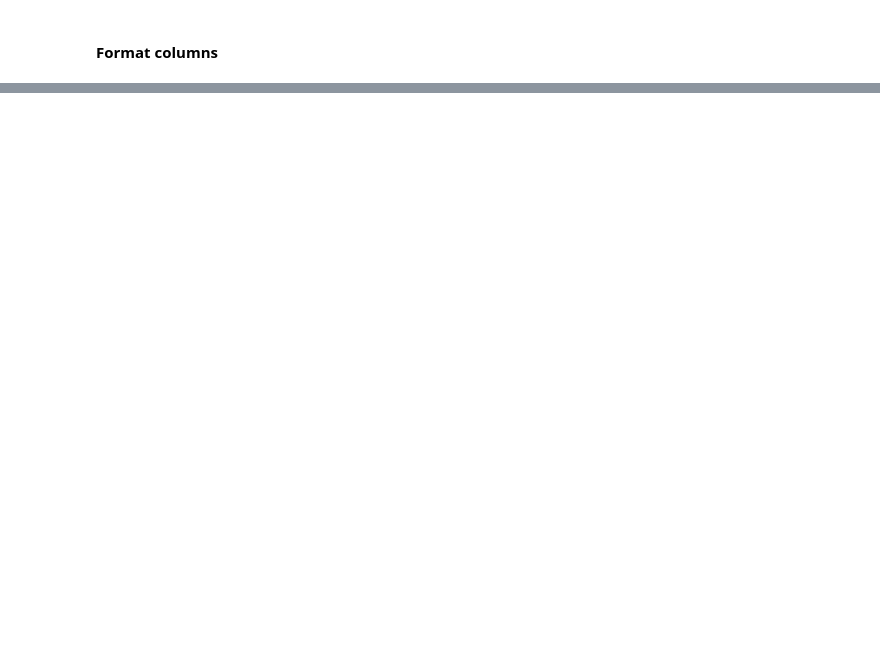
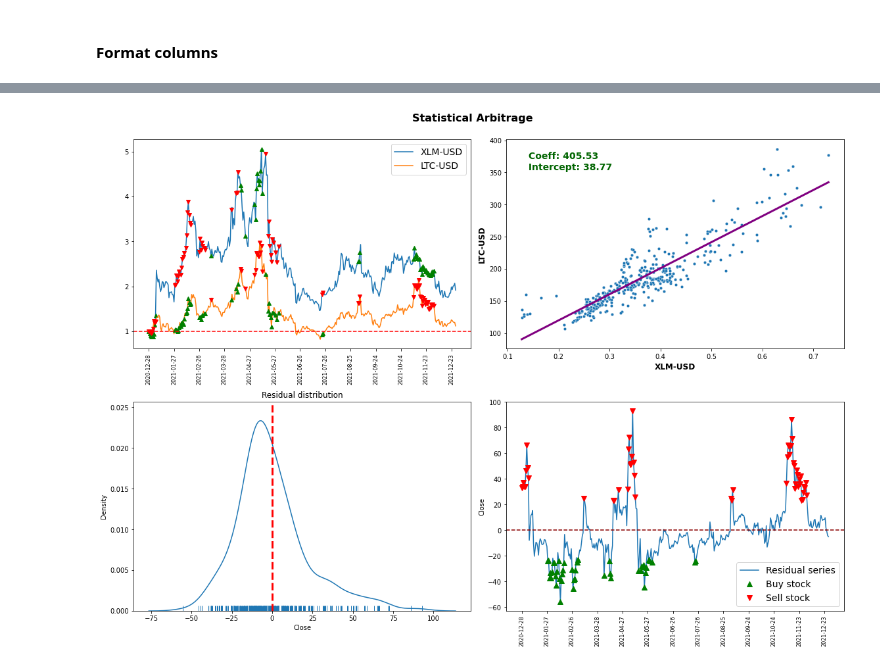
Before and after one commit to tdosreis/statistical-arbitrage, a Jupyter notebook: statistical-arbitrage.ipynb, the cells around one changed output, grey strips where cells are left out. Drawn from its saved outputs; the diff is of its cells as text; code cells hidden in the pictures; blank space fills up the shorter version.

```diff
--- a/statistical-arbitrage.ipynb
+++ b/statistical-arbitrage.ipynb
@@ -109,0 +108,6 @@ No handles with labels found to put in legend.
+# %%
+from statistical_arbitrage import Cointegrate
+a, b = tickers[0], tickers[1]
+x = assets[a]['Close']
+y = assets[b]['Close']
+coint = Cointegrate(x, y)
@@ -109,0 +123,10 @@ No handles with labels found to put in legend.
+# %%
+signals = coint.signals
+y_pred = coint.y_pred
+residuals = coint.residuals
+ub, lb = coint.ub, coint.lb
+
+keys = list(assets.keys())
+key = keys[0]
+dates = assets[key]['Date']
+x_ = assets[key].index
@@ -109,0 +135,70 @@ No handles with labels found to put in legend.
+# %%
+fig, ax = plt.subplots(2, 2, figsize=(16, 12))
+ax = ax.ravel()
+
+nulls = mask_idx(x_, m=30)
+
+for j, key in enumerate([a, b]):
+    y_ = assets[key]['Close']
+    ax[0].plot(x_, y_/y_[0], label=key)
+    for i, marker, color in [(-1, '^', 'g'), (1, 'v', 'r')]:
+        m = -2 * j + 1
+        ax[0].plot(x_[signals == i * m],
+                y_[signals == i * m]/y_[0],
+                marker=marker,
+                lw=0,
+                markersize=6,
+                c=color)
+        ax[0].legend(fontsize=14)
+
+ax[0].set_xticks(x_[nulls])
+ax[0].set_xticklabels(dates[nulls], rotation=90, fontsize=8)
+ax[0].axhline(1, linestyle='--', color='red')
+
+sns.scatterplot(x=x, y=y, ax=ax[1], s=20)
+sns.lineplot(x=x, y=y_pred, ax=ax[1], color='purple', lw=3.0)
+cx = np.percentile(x, q=1)
+cy = np.percentile(y, q=99)
+intercept = coint.reg.intercept_
+coef = coint.reg.coef_[0]
+ax[1].annotate(f'\n Coeff: {round(coef,2)} \n '+
+               f'Intercept: {round(intercept,2)}',
+               xy=(cx, cy),
+               color='darkgreen',
+               weight='bold',
+               fontsize=14)
+
+ax[1].set_xlabel(a, fontsize=12, weight='bold')
+ax[1].set_ylabel(b, fontsize=12, weight='bold')
+
+sns.distplot(
+    a=residuals,
+    hist=False, kde=True, rug=True,
+    ax=ax[2])
+
+ax[2].axvline(0, linestyle='--', color='red', lw=3.0)
+ax[2].set_title('Residual distribution')
+
+sns.lineplot(
+    x=x_,
+    y=residuals,
+    ax=ax[3],
+    label=f'Residual Series')
+
+for i, marker, color in [(1, '^', 'g'), (-1, 'v', 'r')]:
+    ax[3].plot(
+        x_[signals == i],
+        residuals[signals == i],
+        marker=marker,
+        lw=0,
+        markersize=8,
+        c=color)
+
+ax[3].legend(['Residual series','Buy stock','Sell stock'],fontsize=14)
+ax[3].set_xticks(x_[nulls])
+ax[3].set_xticklabels(dates[nulls], rotation=90, fontsize=8)
+ax[3].axhline(0, linestyle='--', color='darkred')
+
+fig.tight_layout(rect=[0, 0.03, 1, 0.95])
+fig.suptitle('Statistical Arbitrage', fontsize=16, weight='bold')
+# %% [output]
@@ -109,0 +206 @@ No handles with labels found to put in legend.
+[figure, added]
```
Also changed, not shown: parts of 20 cells of this notebook, 2 other files.
